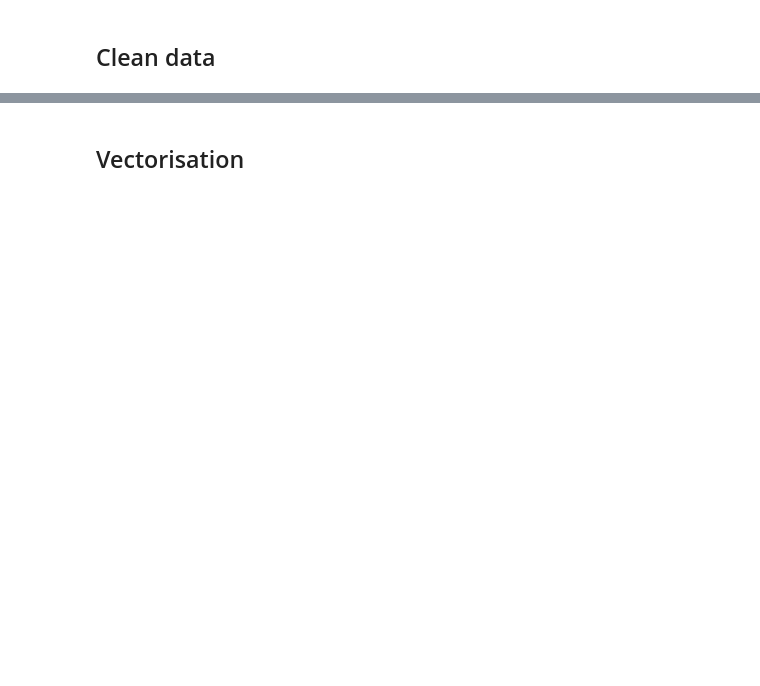
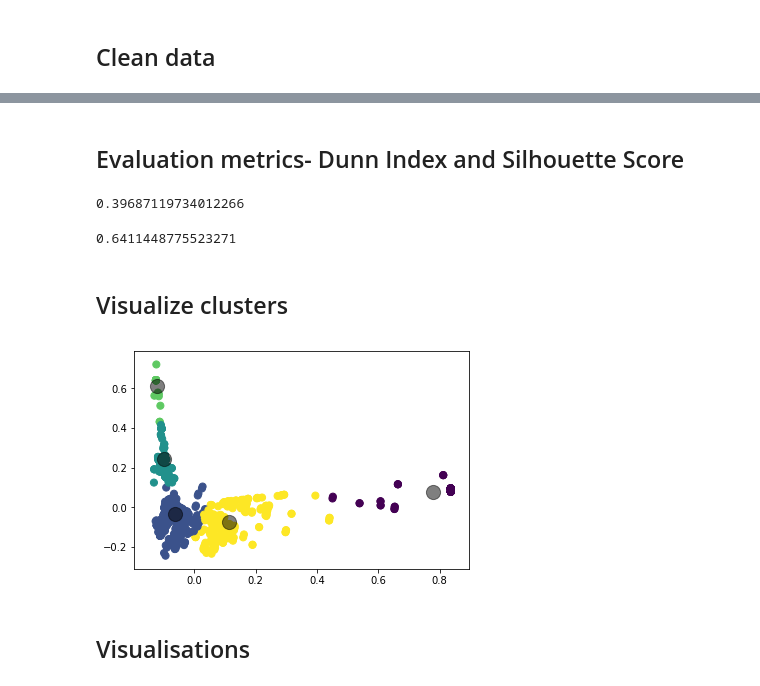
Before and after one commit to gunisha30/Analyzing_WDI, a Jupyter notebook: clustering.ipynb, the cells around one changed output, grey strips where cells are left out. Cells and saved outputs as stored; diff of their text form; code cells hidden in the pictures; blank space fills up the shorter version.

```diff
--- a/clustering.ipynb
+++ b/clustering.ipynb
@@ -76,0 +164,6 @@ df2.to_csv('C:/Users/hp1/Documents/minor/2020notnull.csv')
+# %%
+cluster = pd.Series(cluster)
+# %%
+new_df = pd.concat([principaldf,cluster], axis=1)
+new_df.rename(columns={0:'Cluster'},inplace=True)
+new_df.head()
@@ -76,0 +177,4 @@ df2.to_csv('C:/Users/hp1/Documents/minor/2020notnull.csv')
+# %%
+unique_indicators_df = pd.DataFrame (unique_indicators, columns= ['Indicator_Name'])
+# %%
+df_final = pd.concat ([unique_indicators_df, new_df], axis=1)
@@ -76,0 +190,2 @@ df2.to_csv('C:/Users/hp1/Documents/minor/2020notnull.csv')
+# %% [markdown]
+## Evaluation metrics- Dunn Index and Silhouette Score
@@ -77,3 +203,34 @@ df2.to_csv('C:/Users/hp1/Documents/minor/2020notnull.csv')
+# %%
+#code to calculate denominator
+
+dist_list = []
+n_clusters = 5
+for j in range(0,n_clusters):
+    cluster_points = df_final[['x','y']][df_final['Cluster']== j]
+    dist_mat = p_dist (cluster_points)
+    dist_mat_unique = set(dist_mat.flatten())
+    max1 = max(dist_mat_unique)
+    dist_list.append (max1)
+
+intra_cluster_dist = max(dist_list)
+d_index = (inter_cluster_dist/intra_cluster_dist)
+print (d_index)
+# %% [output]
+0.39687119734012266
+# %%
+#calculate silhouette score
+print(sc(principaldf,cluster))
+# %% [output]
+0.6411448775523271
+# %% [markdown]
+## Visualize clusters
+# %%
+plt.scatter(df_final['x'], df_final['y'], c=cluster, s=50, cmap='viridis')
+plt.scatter(centers[:, 0], centers[:, 1], c='black', s=200, alpha=0.5);
+# %% [output]
+[figure, added]
+# %% [markdown]
+## Visualisations
 # %%
 #stacked bar graph
 
@@ -95,2 +241,0 @@ for i in range(0,df_new.size):
-# %% [markdown]
-## Vectorisation
```
Also changed, not shown: parts of 48 cells of this notebook.
